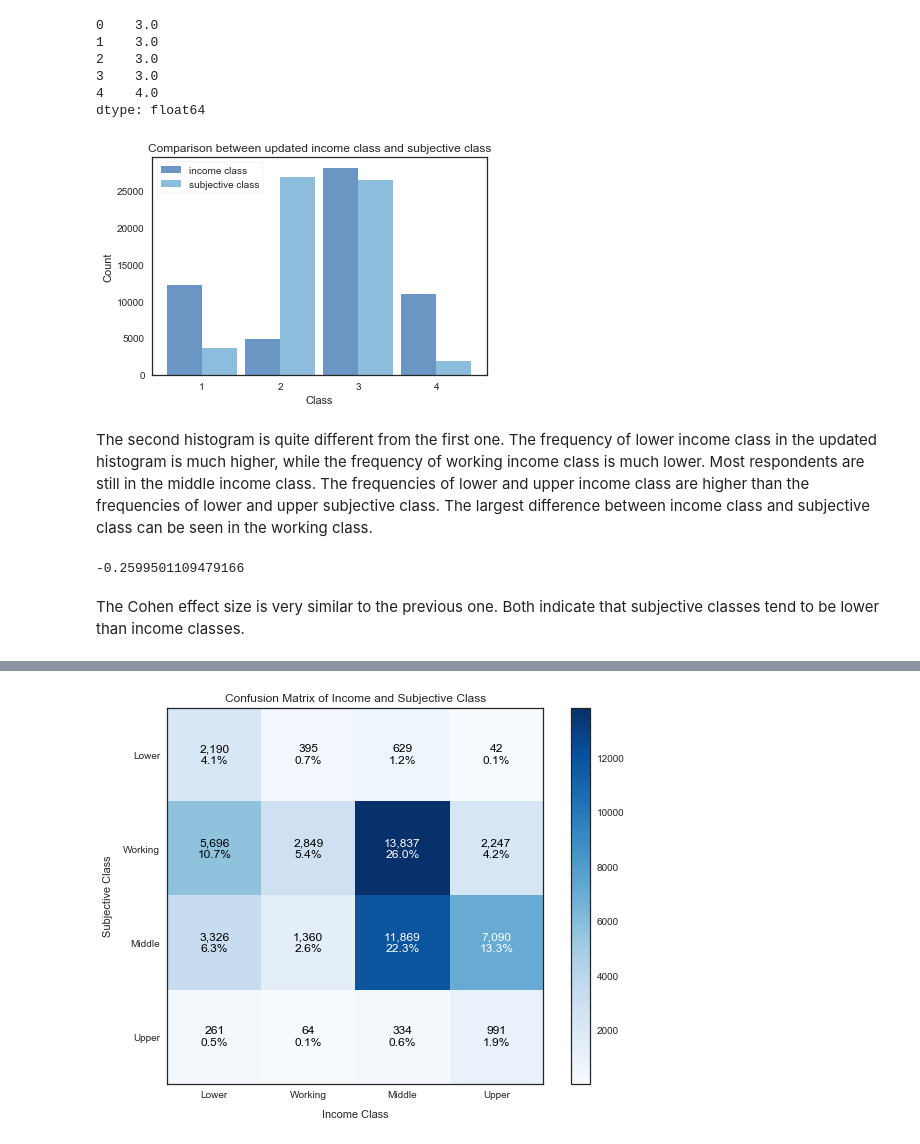
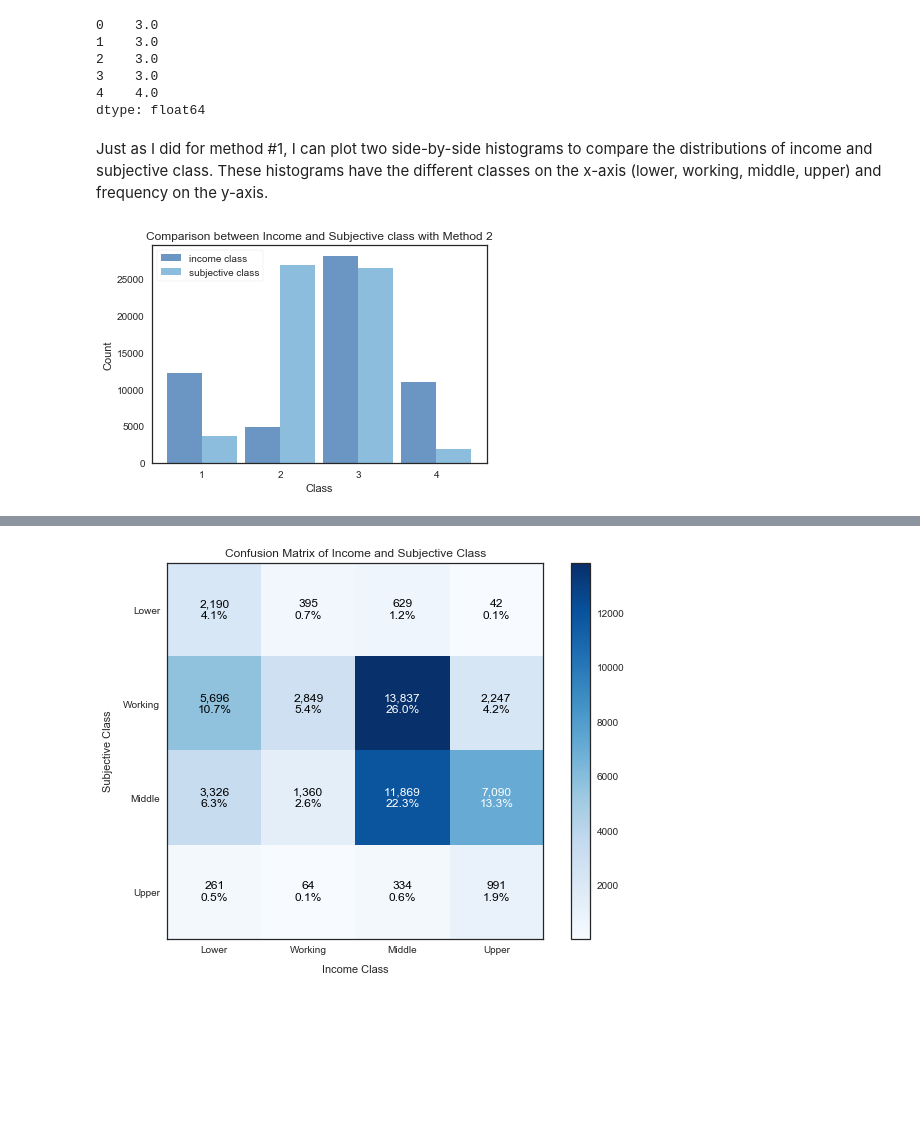
Before and after one commit to coverney/ThinkStats2, a Jupyter notebook: project1/project1.ipynb, the cells around one changed output, grey strips where cells are left out. Cells and saved outputs as stored; diff of their text form; code cells hidden in the pictures; blank space fills up the shorter version.

```diff
--- a/project1/project1.ipynb
+++ b/project1/project1.ipynb
@@ -225,24 +263,16 @@ print(income_classes.head())
 3    3.0
 4    4.0
 dtype: float64
+# %% [markdown]
+Just as I did for method #1, I can plot two side-by-side histograms to compare the distributions of income and subjective class. These histograms have the different classes on the x-axis (lower, working, middle, upper) and frequency on the y-axis.
 # %%
 # Plot simple histograms for comparison
 income_classes_hist = thinkstats2.Hist(income_classes, label='income class')
 classes_hist = thinkstats2.Hist(all_classes, label='subjective class')
 width = 0.45
 thinkplot.PrePlot(2)
 thinkplot.Hist(income_classes_hist, align='right', width=width)
 thinkplot.Hist(classes_hist, align='left', width=width)
-thinkplot.Config(title='Comparison between updated income class and subjective class', xlabel='Class', ylabel='Count', xticks=[1, 2, 3, 4])
+thinkplot.Config(title='Comparison between Income and Subjective class with Method 2', xlabel='Class', ylabel='Count', xticks=[1, 2, 3, 4])
 # %% [output]
-[figure, old version]
+[figure, new version]
-# %% [markdown]
-The second histogram is quite different from the first one. The frequency of lower income class in the updated histogram is much higher, while the frequency of working income class is much lower. Most respondents are still in the middle income class. The frequencies of lower and upper income class are higher than the frequencies of lower and upper subjective class. The largest difference between income class and subjective class can be seen in the working class.
-# %%
-# Find cohen effect size
-cohen2 = thinkstats2.CohenEffectSize(all_classes, income_classes)
-cohen2
-# %% [output]
--0.2599501109479166
-# %% [markdown]
-The Cohen effect size is very similar to the previous one. Both indicate that subjective classes tend to be lower than income classes.
```
Also changed, not shown: parts of 45 cells of this notebook, 5 other files.
